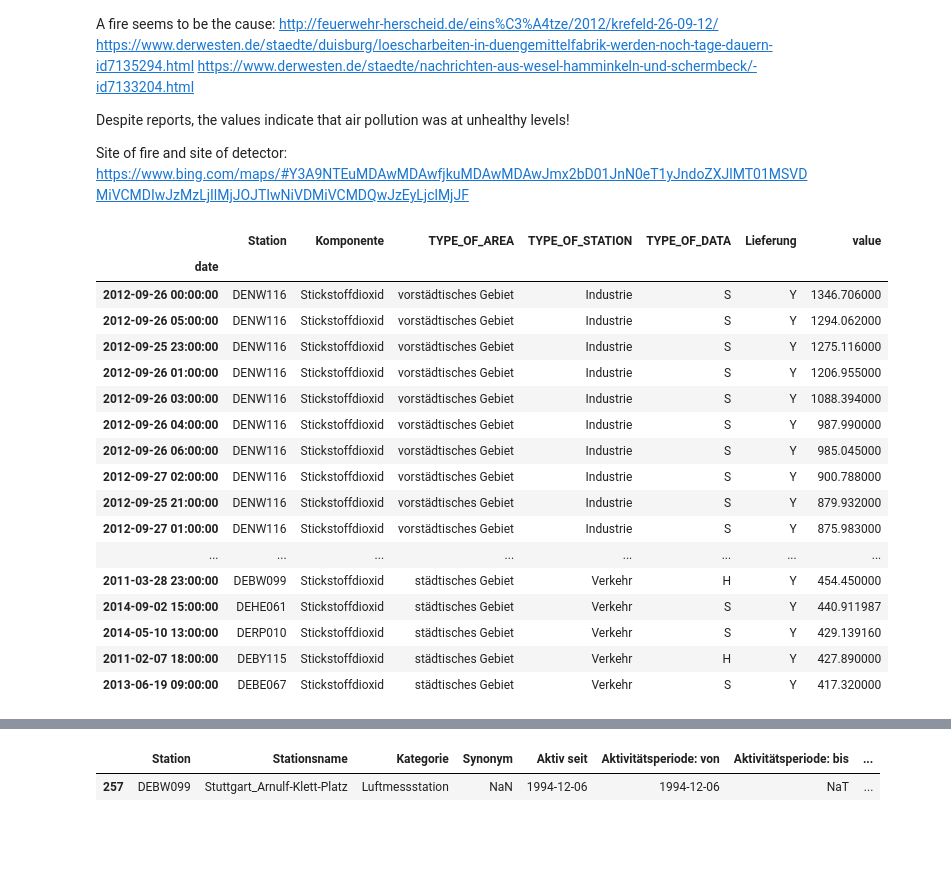
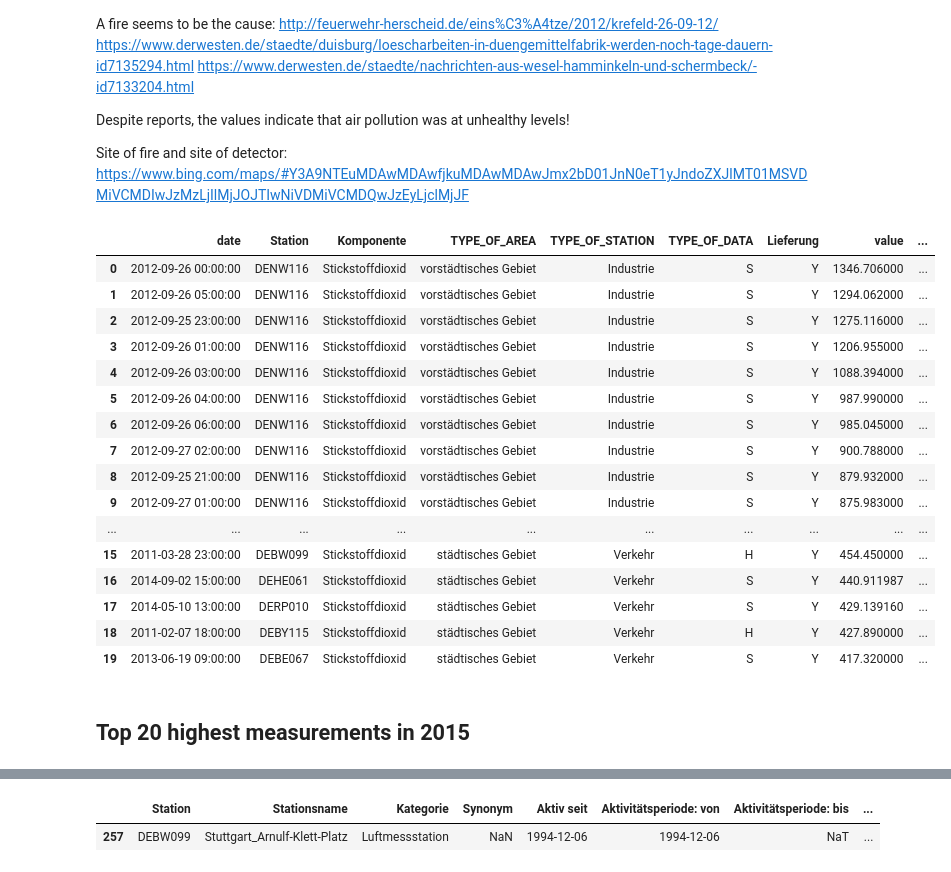
Before and after one commit to correctiv/stickoxide-notebook, a Jupyter notebook: stickoxide.ipynb, the cells around one changed output, grey strips where cells are left out. Saved outputs shown, nothing was run; the diff lists cells and outputs as text; code cells hidden in the pictures; blank space fills up the shorter version.

```diff
--- a/stickoxide.ipynb
+++ b/stickoxide.ipynb
@@ -271,23 +284,24 @@ Despite reports, the values indicate that air pollution was at unhealthy levels!
 Site of fire and site of detector:
 https://www.bing.com/maps/#Y3A9NTEuMDAwMDAwfjkuMDAwMDAwJmx2bD01JnN0eT1yJndoZXJlMT01MSVDMiVCMDIwJzMzLjIlMjJOJTIwNiVDMiVCMDQwJzEyLjclMjJF
 # %%
-df.sort_index(by='value', ascending=False).head(20)
+df.sort_index(by='value', ascending=False).head(20).reset_index().merge(stations[['Station', 'Ort']], on='Station')
 # %% [output]
-|  | Station | Komponente | TYPE_OF_AREA | TYPE_OF_STATION | TYPE_OF_DATA | Lieferung | value |
-| date |  |  |  |  |  |  |  |
-| 2012-09-26 00:00:00 | DENW116 | Stickstoffdioxid | vorstädtisches Gebiet | Industrie | S | Y | 1346.706000 |
-| 2012-09-26 05:00:00 | DENW116 | Stickstoffdioxid | vorstädtisches Gebiet | Industrie | S | Y | 1294.062000 |
-| 2012-09-25 23:00:00 | DENW116 | Stickstoffdioxid | vorstädtisches Gebiet | Industrie | S | Y | 1275.116000 |
-| 2012-09-26 01:00:00 | DENW116 | Stickstoffdioxid | vorstädtisches Gebiet | Industrie | S | Y | 1206.955000 |
-| 2012-09-26 03:00:00 | DENW116 | Stickstoffdioxid | vorstädtisches Gebiet | Industrie | S | Y | 1088.394000 |
-| 2012-09-26 04:00:00 | DENW116 | Stickstoffdioxid | vorstädtisches Gebiet | Industrie | S | Y | 987.990000 |
-| 2012-09-26 06:00:00 | DENW116 | Stickstoffdioxid | vorstädtisches Gebiet | Industrie | S | Y | 985.045000 |
-| 2012-09-27 02:00:00 | DENW116 | Stickstoffdioxid | vorstädtisches Gebiet | Industrie | S | Y | 900.788000 |
-| 2012-09-25 21:00:00 | DENW116 | Stickstoffdioxid | vorstädtisches Gebiet | Industrie | S | Y | 879.932000 |
-| 2012-09-27 01:00:00 | DENW116 | Stickstoffdioxid | vorstädtisches Gebiet | Industrie | S | Y | 875.983000 |
-| ... | ... | ... | ... | ... | ... | ... | ... |
-| 2011-03-28 23:00:00 | DEBW099 | Stickstoffdioxid | städtisches Gebiet | Verkehr | H | Y | 454.450000 |
-| 2014-09-02 15:00:00 | DEHE061 | Stickstoffdioxid | städtisches Gebiet | Verkehr | S | Y | 440.911987 |
-| 2014-05-10 13:00:00 | DERP010 | Stickstoffdioxid | städtisches Gebiet | Verkehr | S | Y | 429.139160 |
-| 2011-02-07 18:00:00 | DEBY115 | Stickstoffdioxid | städtisches Gebiet | Verkehr | H | Y | 427.890000 |
-| 2013-06-19 09:00:00 | DEBE067 | Stickstoffdioxid | städtisches Gebiet | Verkehr | S | Y | 417.320000 |
+|  | date | Station | Komponente | TYPE_OF_AREA | TYPE_OF_STATION | TYPE_OF_DATA | Lieferung | value | ... |
+| 0 | 2012-09-26 00:00:00 | DENW116 | Stickstoffdioxid | vorstädtisches Gebiet | Industrie | S | Y | 1346.706000 | ... |
+| 1 | 2012-09-26 05:00:00 | DENW116 | Stickstoffdioxid | vorstädtisches Gebiet | Industrie | S | Y | 1294.062000 | ... |
+| 2 | 2012-09-25 23:00:00 | DENW116 | Stickstoffdioxid | vorstädtisches Gebiet | Industrie | S | Y | 1275.116000 | ... |
+| 3 | 2012-09-26 01:00:00 | DENW116 | Stickstoffdioxid | vorstädtisches Gebiet | Industrie | S | Y | 1206.955000 | ... |
+| 4 | 2012-09-26 03:00:00 | DENW116 | Stickstoffdioxid | vorstädtisches Gebiet | Industrie | S | Y | 1088.394000 | ... |
+| 5 | 2012-09-26 04:00:00 | DENW116 | Stickstoffdioxid | vorstädtisches Gebiet | Industrie | S | Y | 987.990000 | ... |
+| 6 | 2012-09-26 06:00:00 | DENW116 | Stickstoffdioxid | vorstädtisches Gebiet | Industrie | S | Y | 985.045000 | ... |
+| 7 | 2012-09-27 02:00:00 | DENW116 | Stickstoffdioxid | vorstädtisches Gebiet | Industrie | S | Y | 900.788000 | ... |
+| 8 | 2012-09-25 21:00:00 | DENW116 | Stickstoffdioxid | vorstädtisches Gebiet | Industrie | S | Y | 879.932000 | ... |
+| 9 | 2012-09-27 01:00:00 | DENW116 | Stickstoffdioxid | vorstädtisches Gebiet | Industrie | S | Y | 875.983000 | ... |
+| ... | ... | ... | ... | ... | ... | ... | ... | ... | ... |
+| 15 | 2011-03-28 23:00:00 | DEBW099 | Stickstoffdioxid | städtisches Gebiet | Verkehr | H | Y | 454.450000 | ... |
+| 16 | 2014-09-02 15:00:00 | DEHE061 | Stickstoffdioxid | städtisches Gebiet | Verkehr | S | Y | 440.911987 | ... |
+| 17 | 2014-05-10 13:00:00 | DERP010 | Stickstoffdioxid | städtisches Gebiet | Verkehr | S | Y | 429.139160 | ... |
+| 18 | 2011-02-07 18:00:00 | DEBY115 | Stickstoffdioxid | städtisches Gebiet | Verkehr | H | Y | 427.890000 | ... |
+| 19 | 2013-06-19 09:00:00 | DEBE067 | Stickstoffdioxid | städtisches Gebiet | Verkehr | S | Y | 417.320000 | ... |
+# %% [markdown]
+## Top 20 highest measurements in 2015
```
Also changed, not shown: parts of 52 cells of this notebook.
